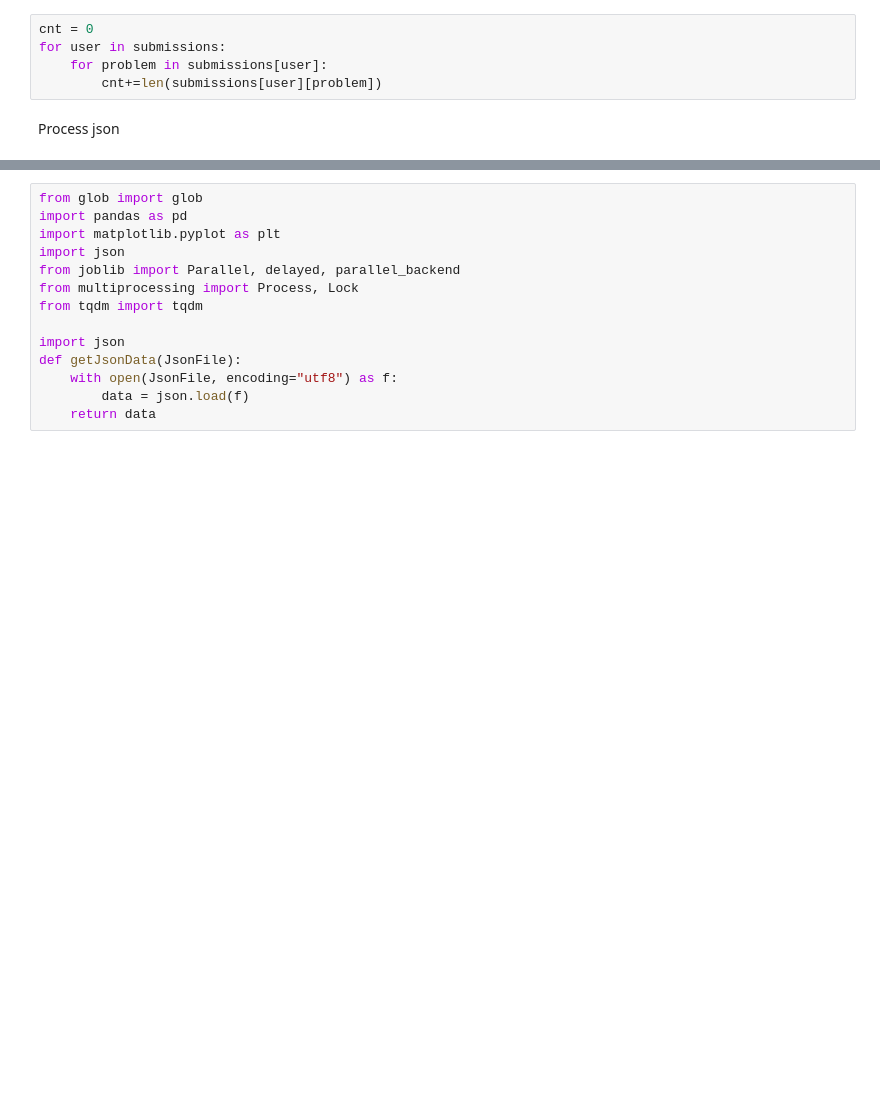
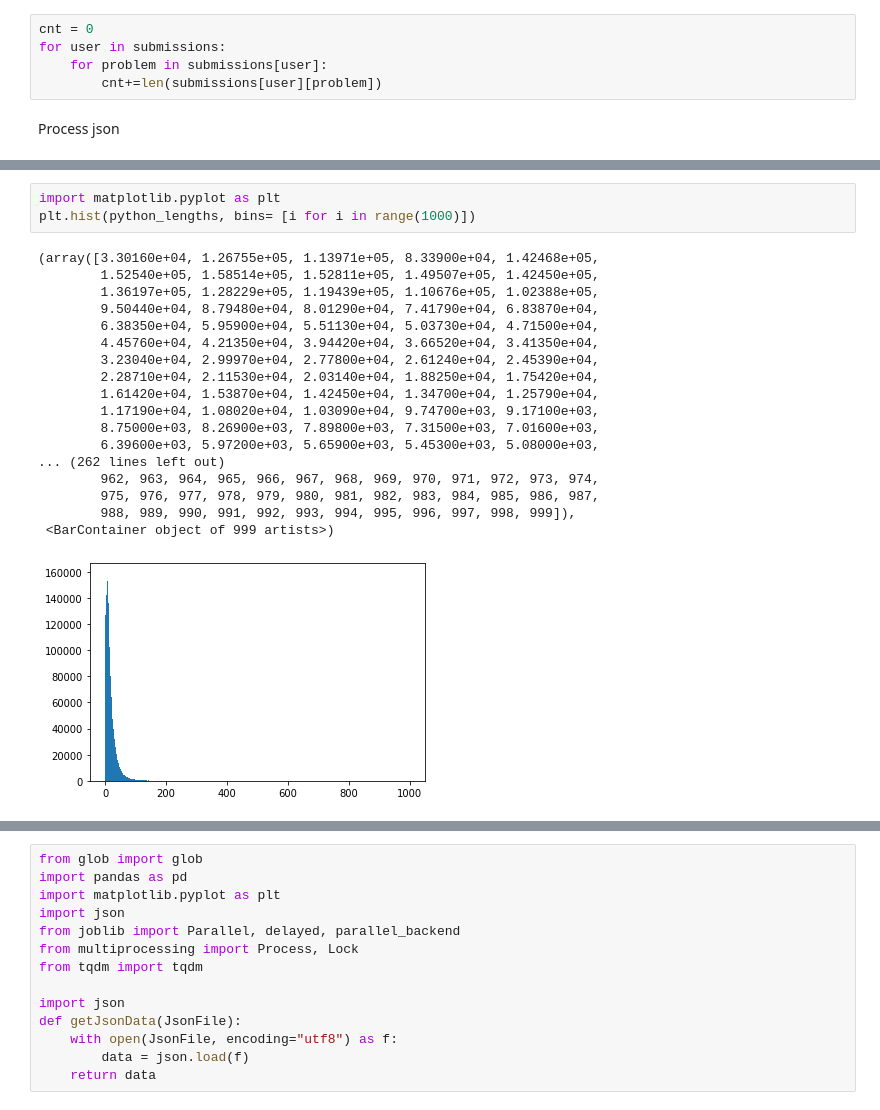
Before and after one commit to mahimanzum/FixEval, a Jupyter notebook: src/01_preprocessing.ipynb, the cells around one changed output, grey strips where cells are left out. Drawn from its saved outputs; the diff is of its cells as text; blank space fills up the shorter version.

```diff
--- a/src/01_preprocessing.ipynb
+++ b/src/01_preprocessing.ipynb
@@ -27,0 +72,22 @@ print("total data = ", ans)
+# %%
+import matplotlib.pyplot as plt
+plt.hist(python_lengths, bins= [i for i in range(1000)])
+# %% [output]
+(array([3.30160e+04, 1.26755e+05, 1.13971e+05, 8.33900e+04, 1.42468e+05,
+        1.52540e+05, 1.58514e+05, 1.52811e+05, 1.49507e+05, 1.42450e+05,
+        1.36197e+05, 1.28229e+05, 1.19439e+05, 1.10676e+05, 1.02388e+05,
+        9.50440e+04, 8.79480e+04, 8.01290e+04, 7.41790e+04, 6.83870e+04,
+        6.38350e+04, 5.95900e+04, 5.51130e+04, 5.03730e+04, 4.71500e+04,
+        4.45760e+04, 4.21350e+04, 3.94420e+04, 3.66520e+04, 3.41350e+04,
+        3.23040e+04, 2.99970e+04, 2.77800e+04, 2.61240e+04, 2.45390e+04,
+        2.28710e+04, 2.11530e+04, 2.03140e+04, 1.88250e+04, 1.75420e+04,
+        1.61420e+04, 1.53870e+04, 1.42450e+04, 1.34700e+04, 1.25790e+04,
+        1.17190e+04, 1.08020e+04, 1.03090e+04, 9.74700e+03, 9.17100e+03,
+        8.75000e+03, 8.26900e+03, 7.89800e+03, 7.31500e+03, 7.01600e+03,
+        6.39600e+03, 5.97200e+03, 5.65900e+03, 5.45300e+03, 5.08000e+03,
+... (262 lines left out)
+        962, 963, 964, 965, 966, 967, 968, 969, 970, 971, 972, 973, 974,
+        975, 976, 977, 978, 979, 980, 981, 982, 983, 984, 985, 986, 987,
+        988, 989, 990, 991, 992, 993, 994, 995, 996, 997, 998, 999]),
+ <BarContainer object of 999 artists>)
+[figure, added]
```
Also changed, not shown: parts of 13 cells of this notebook, 1 other file.
